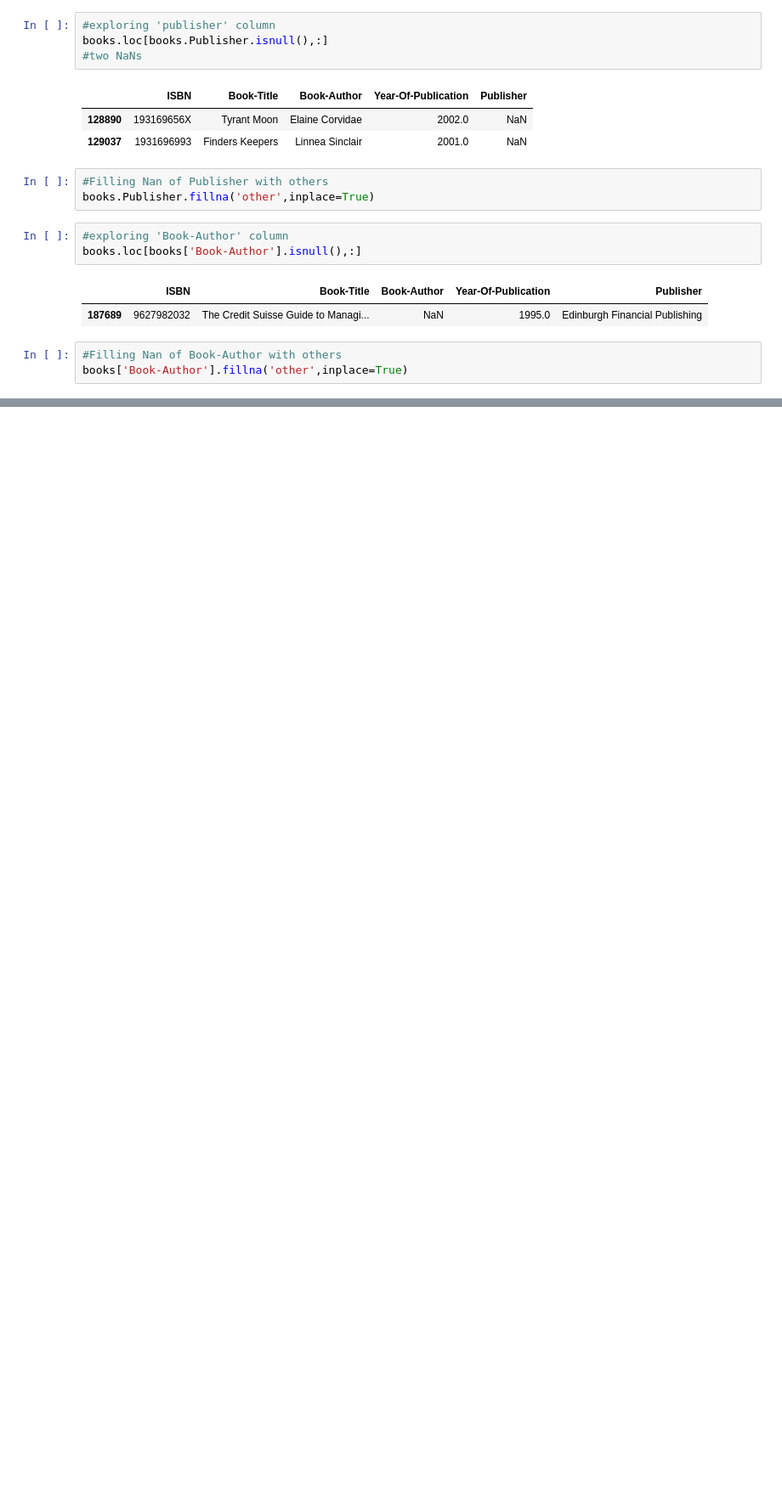
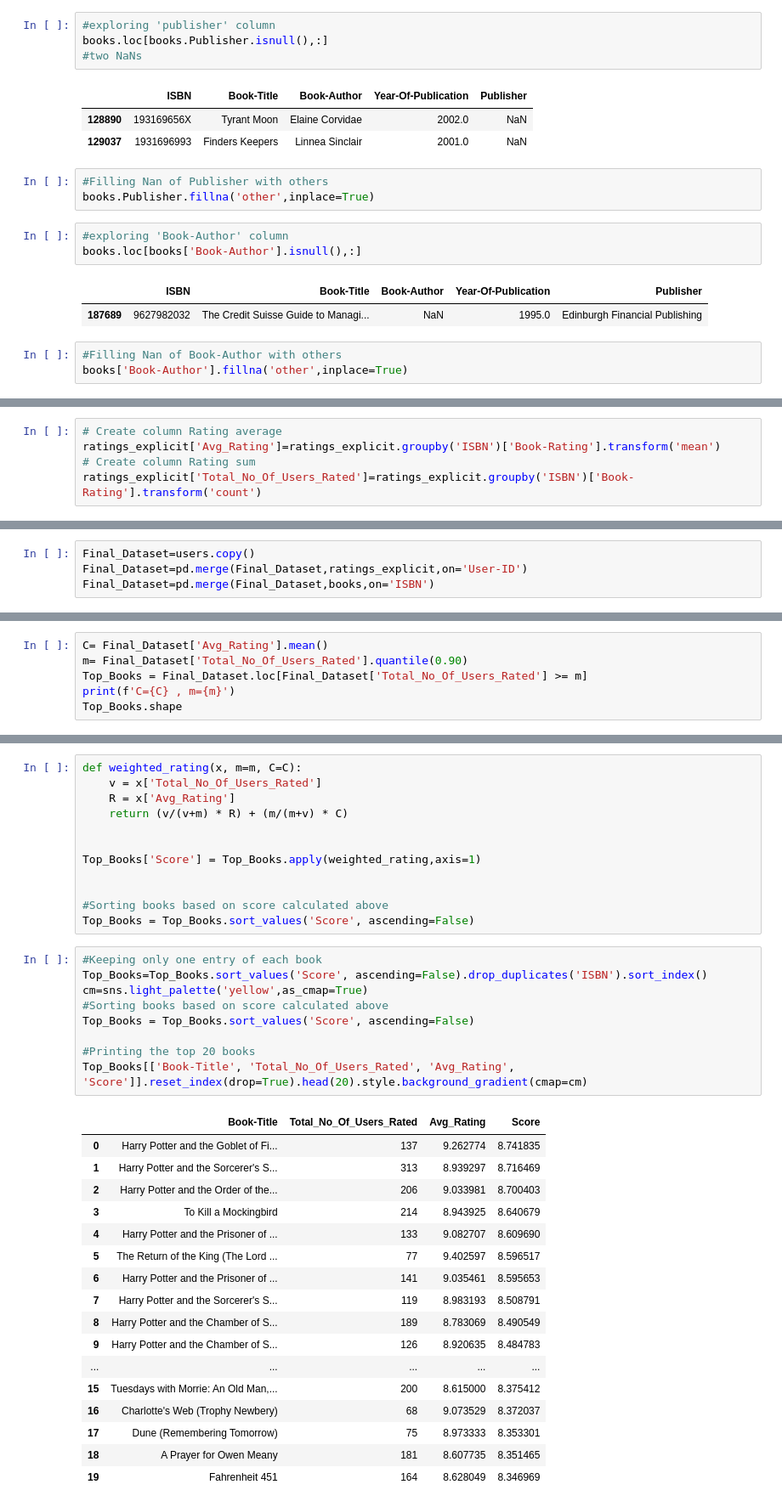
Before and after one commit to deepika1905/Book-Recommender-System, a Jupyter notebook: Deepika_Yadav_Book_Recommender_System_Capstone_Project_IV.ipynb, the cells around one changed output, grey strips where cells are left out. Shown: that part at 85% size. Cells and saved outputs as stored; diff of their text form; blank space fills up the shorter version.

```diff
--- a/Deepika_Yadav_Book_Recommender_System_Capstone_Project_IV.ipynb
+++ b/Deepika_Yadav_Book_Recommender_System_Capstone_Project_IV.ipynb
@@ -396,0 +478,5 @@ books['Book-Author'].fillna('other',inplace=True)
+# %%
+# Create column Rating average
+ratings_explicit['Avg_Rating']=ratings_explicit.groupby('ISBN')['Book-Rating'].transform('mean')
+# Create column Rating sum
+ratings_explicit['Total_No_Of_Users_Rated']=ratings_explicit.groupby('ISBN')['Book-Rating'].transform('count')
@@ -396,0 +494,4 @@ books['Book-Author'].fillna('other',inplace=True)
+# %%
+Final_Dataset=users.copy()
+Final_Dataset=pd.merge(Final_Dataset,ratings_explicit,on='User-ID')
+Final_Dataset=pd.merge(Final_Dataset,books,on='ISBN')
@@ -396,0 +538,6 @@ books['Book-Author'].fillna('other',inplace=True)
+# %%
+C= Final_Dataset['Avg_Rating'].mean()
+m= Final_Dataset['Total_No_Of_Users_Rated'].quantile(0.90)
+Top_Books = Final_Dataset.loc[Final_Dataset['Total_No_Of_Users_Rated'] >= m]
+print(f'C={C} , m={m}')
+Top_Books.shape
@@ -396,0 +550,39 @@ books['Book-Author'].fillna('other',inplace=True)
+# %%
+def weighted_rating(x, m=m, C=C):
+    v = x['Total_No_Of_Users_Rated']
+    R = x['Avg_Rating']
+    return (v/(v+m) * R) + (m/(m+v) * C)
+
+
+Top_Books['Score'] = Top_Books.apply(weighted_rating,axis=1)
+
+
+#Sorting books based on score calculated above
+Top_Books = Top_Books.sort_values('Score', ascending=False)
+# %%
+#Keeping only one entry of each book
+Top_Books=Top_Books.sort_values('Score', ascending=False).drop_duplicates('ISBN').sort_index()
+cm=sns.light_palette('yellow',as_cmap=True)
+#Sorting books based on score calculated above
+Top_Books = Top_Books.sort_values('Score', ascending=False)
+
+#Printing the top 20 books
+Top_Books[['Book-Title', 'Total_No_Of_Users_Rated', 'Avg_Rating', 'Score']].reset_index(drop=True).head(20).style.background_gradient(cmap=cm)
+# %% [output]
+|  | Book-Title | Total_No_Of_Users_Rated | Avg_Rating | Score |
+| 0 | Harry Potter and the Goblet of Fi... | 137 | 9.262774 | 8.741835 |
+| 1 | Harry Potter and the Sorcerer's S... | 313 | 8.939297 | 8.716469 |
+| 2 | Harry Potter and the Order of the... | 206 | 9.033981 | 8.700403 |
+| 3 | To Kill a Mockingbird | 214 | 8.943925 | 8.640679 |
+| 4 | Harry Potter and the Prisoner of ... | 133 | 9.082707 | 8.609690 |
+| 5 | The Return of the King (The Lord ... | 77 | 9.402597 | 8.596517 |
+| 6 | Harry Potter and the Prisoner of ... | 141 | 9.035461 | 8.595653 |
+| 7 | Harry Potter and the Sorcerer's S... | 119 | 8.983193 | 8.508791 |
+| 8 | Harry Potter and the Chamber of S... | 189 | 8.783069 | 8.490549 |
+| 9 | Harry Potter and the Chamber of S... | 126 | 8.920635 | 8.484783 |
+| ... | ... | ... | ... | ... |
+| 15 | Tuesdays with Morrie: An Old Man,... | 200 | 8.615000 | 8.375412 |
+| 16 | Charlotte's Web (Trophy Newbery) | 68 | 9.073529 | 8.372037 |
+| 17 | Dune (Remembering Tomorrow) | 75 | 8.973333 | 8.353301 |
+| 18 | A Prayer for Owen Meany | 181 | 8.607735 | 8.351465 |
+| 19 | Fahrenheit 451 | 164 | 8.628049 | 8.346969 |
```
Also changed, not shown: parts of 36 cells of this notebook.
